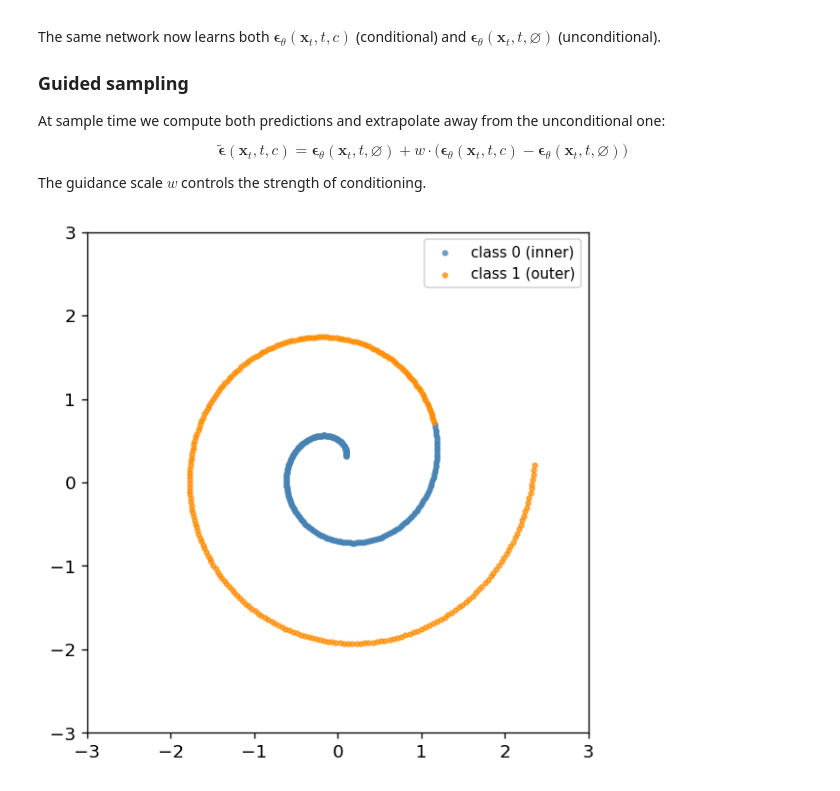
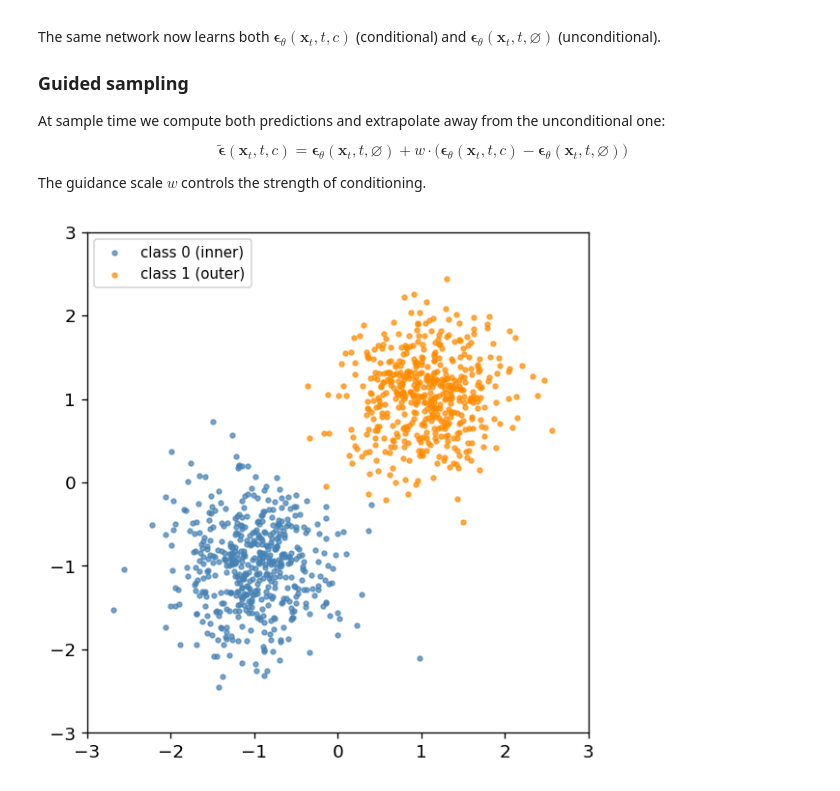
Before and after one commit to LorenzoTonet/PML26, a Jupyter notebook: 12_diffusion.ipynb, the cells around one changed output. Saved outputs shown, nothing was run; the diff lists cells and outputs as text; code cells hidden in the pictures.

```diff
--- a/12_diffusion.ipynb
+++ b/12_diffusion.ipynb
@@ -267,22 +352,38 @@ The guidance scale $w$ controls the strength of conditioning.
 # %%
 def make_spiral_2class(n=500):
     theta = torch.linspace(torch.pi / 4, 4 * torch.pi, n)
     X = torch.stack([theta * torch.cos(theta), theta * torch.sin(theta)], dim=1)
     X = (X - X.mean(0)) / X.std(0)
     r = X.norm(dim=1)
     y = (r > r.median()).long()   # 0 = inner half of spiral, 1 = outer half
     return X, y
 
-X, y = make_spiral_2class()
+def make_2spiral(n=500):
+    theta = torch.linspace(torch.pi / 4, 4 * torch.pi, n)
+    X1 = torch.stack([theta * torch.cos(theta), theta * torch.sin(theta)], dim=1)
+    X2 = torch.stack([theta * torch.cos(theta + torch.pi), theta * torch.sin(theta + torch.pi)], dim=1)
+    X = torch.cat([X1, X2], dim=0)
+    X = (X - X.mean(0)) / X.std(0)
+    y = torch.cat([torch.zeros(n, dtype=torch.long), torch.ones(n, dtype=torch.long)], dim=0)
+    return X, y
 
+# make a 2 clouds linearly separable
+def make_2clouds(n=500):
+    X1 = torch.randn(n, 2) * 0.5 + torch.tensor([-1, -1])
+    X2 = torch.randn(n, 2) * 0.5 + torch.tensor([1, 1])
+    X = torch.cat([X1, X2], dim=0)
+    y = torch.cat([torch.zeros(n, dtype=torch.long), torch.ones(n, dtype=torch.long)], dim=0)
+    return X, y
+
+X, y = make_2clouds(n=500)
 fig, ax = plt.subplots(figsize=(5, 5))
 ax.scatter(X[y == 0, 0], X[y == 0, 1], s=8, alpha=0.7, color='steelblue', label='class 0 (inner)')
 ax.scatter(X[y == 1, 0], X[y == 1, 1], s=8, alpha=0.7, color='darkorange', label='class 1 (outer)')
 ax.set_xlim(-3, 3); ax.set_ylim(-3, 3); ax.set_aspect('equal')
 ax.legend(fontsize=9)
 plt.tight_layout(); plt.show()
 # %% [output]
-[figure, old version]
+[figure, new version]
 # %%
 class CondNoisePredictor(nn.Module):
     def __init__(self, hidden=64, T=500, n_classes=2):
```
Also changed, not shown: parts of 14 cells of this notebook.
